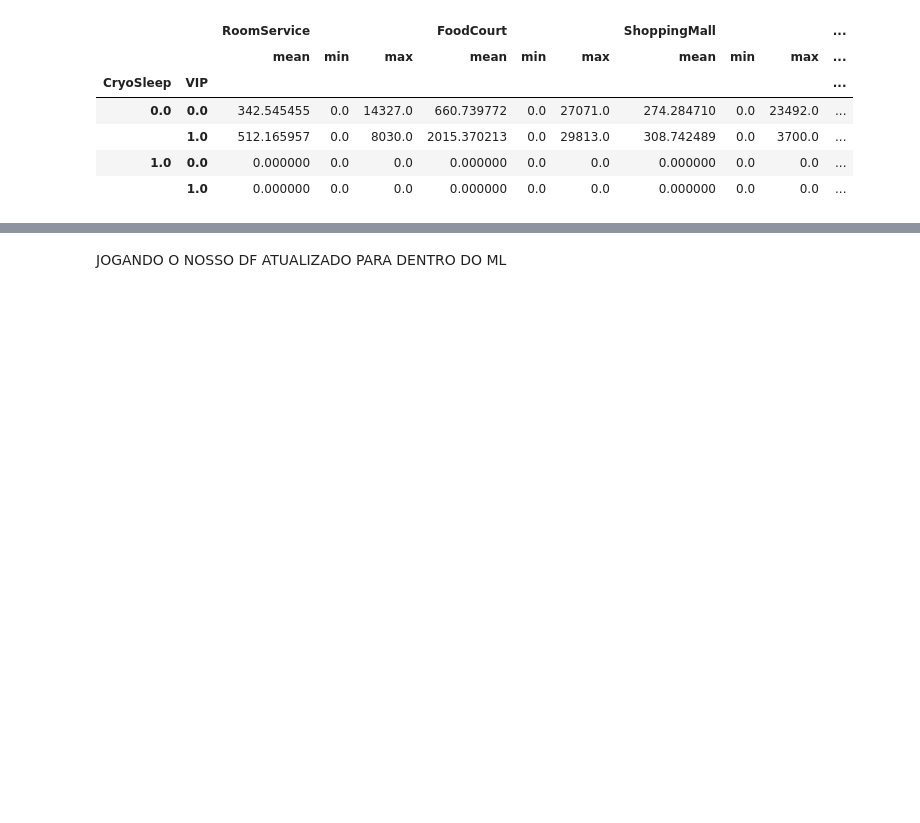
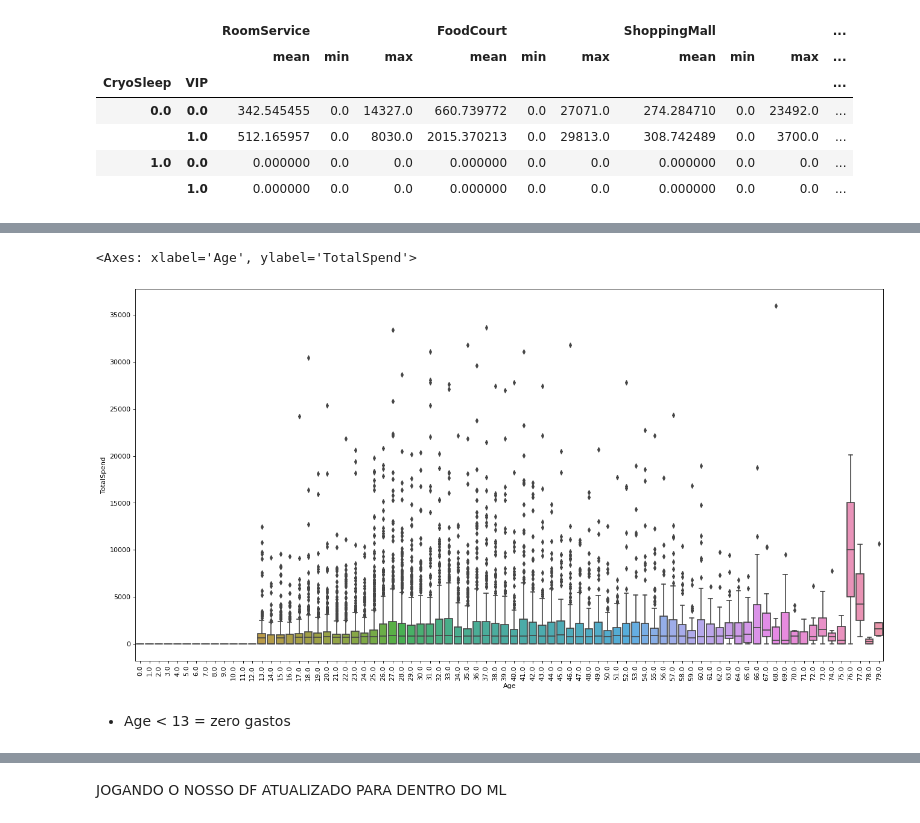
Before and after one commit to andreggalvao/Spaceship-Titanic-ML, a Jupyter notebook: spaceship-titanic-ml.ipynb, the cells around one changed output, grey strips where cells are left out. Cells and saved outputs as stored; diff of their text form; code cells hidden in the pictures; blank space fills up the shorter version.

```diff
--- a/spaceship-titanic-ml.ipynb
+++ b/spaceship-titanic-ml.ipynb
@@ -334,0 +378,4 @@ dtype: int64
+# %%
+#Passageiro do mesmo grupo são sempre do mesmo HomePlanet
+lista = df.groupby(['Sobrenome']).count().sort_values('_Id', ascending = False)
+lista.head()
@@ -334,0 +390,5 @@ dtype: int64
+# %%
+lista = lista.loc[lista.HomePlanet > 1].index.tolist()
+
+for i in lista:
+    df.loc[(df.Sobrenome == i),'HomePlanet' ] = df.loc[(df.Sobrenome == i),'HomePlanet'].value_counts().idxmax()
@@ -334,0 +414,5 @@ dtype: int64
+# %%
+df[['RoomService', 'FoodCourt', 'ShoppingMall', 'Spa', 'VRDeck']] = df[['RoomService', 'FoodCourt', 'ShoppingMall', 'Spa', 'VRDeck']].fillna(0)
+# %%
+df['TotalSpend'] = df['RoomService'] + df['FoodCourt'] +  df['ShoppingMall'] + df['Spa'] + df['VRDeck' ]
+df
@@ -334,0 +433,10 @@ dtype: int64
+# %%
+from matplotlib.pyplot import figure
+figure(figsize=(20, 10), dpi=80)
+plt.xticks(rotation = 90)
+sns.boxplot(data = df, x = 'Age', y = 'TotalSpend')
+# %% [output]
+<Axes: xlabel='Age', ylabel='TotalSpend'>
+[figure, added]
+# %% [markdown]
+* Age < 13 = zero gastos
```
Also changed, not shown: parts of 69 cells of this notebook, 3 other files.
